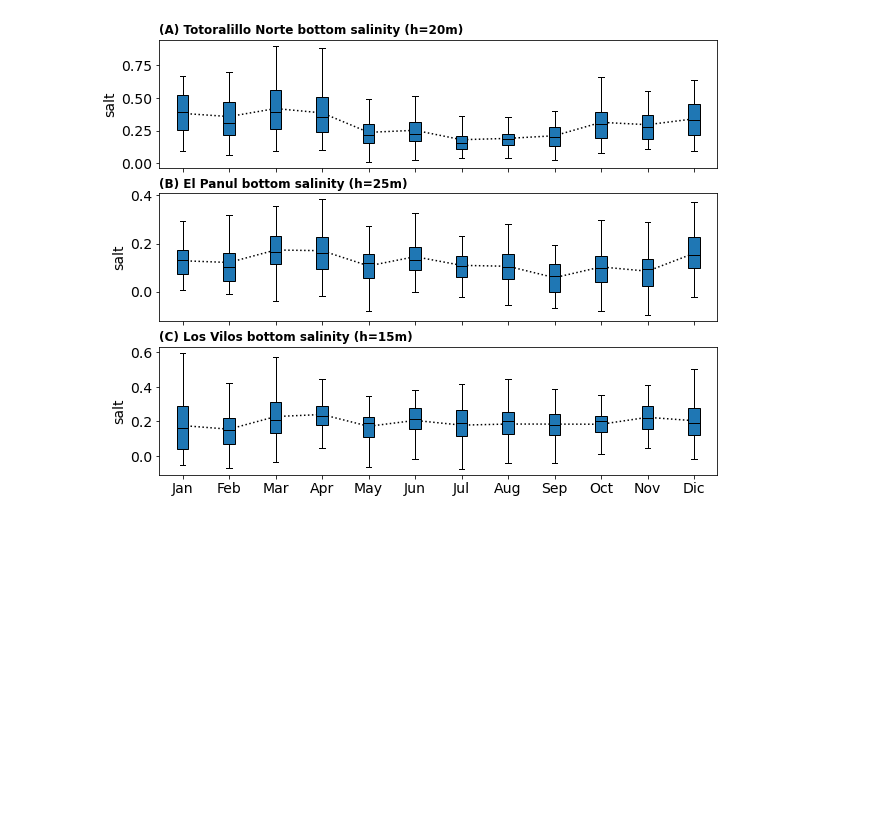
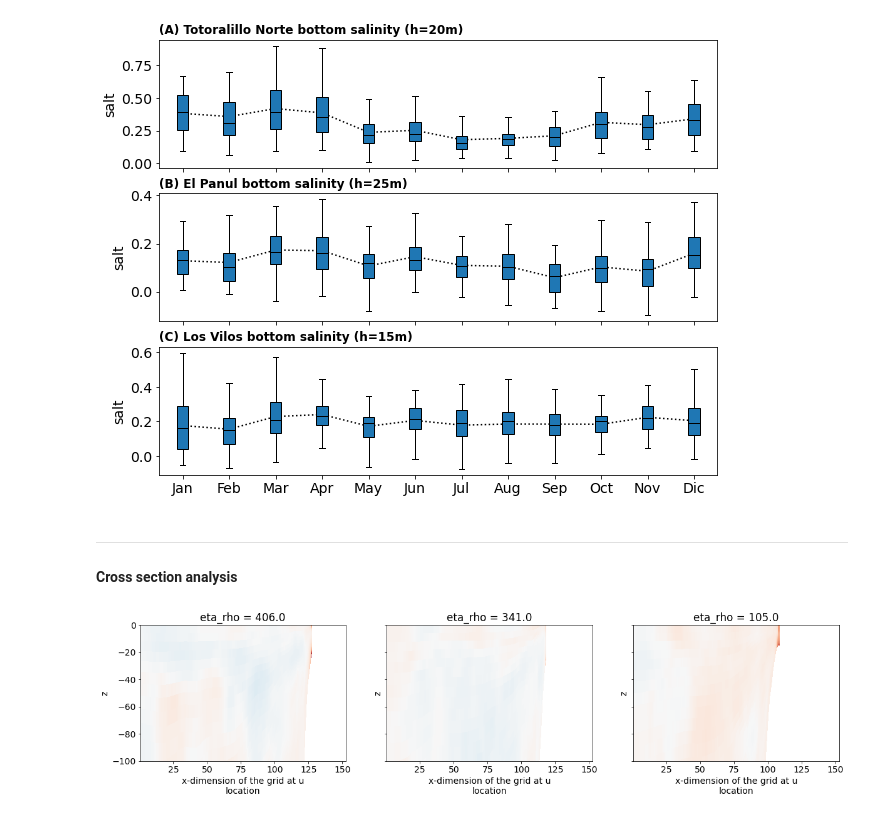
Before and after one commit to lucasglasner/CROCOSIMS, a Jupyter notebook: SIMSEQUIA/analysis_rund1.ipynb, the cells around one changed output. Cells and saved outputs as stored; diff of their text form; code cells hidden in the pictures; blank space fills up the shorter version.

```diff
--- a/SIMSEQUIA/analysis_rund1.ipynb
+++ b/SIMSEQUIA/analysis_rund1.ipynb
@@ -275,3 +260,36 @@ for i,e in enumerate([406,341,104]):
     # ax[i].set_ylim(-0.2,1)
 # %% [output]
 [figure]
+# %% [markdown]
+---
+
+#### Cross section analysis
+# %%
+gridpoints        = [406,341,105]
+saltcontrol_cross = salt_control.sel(eta_rho=gridpoints)
+saltrivers_cross  = salt_rivers.sel(eta_rho=gridpoints)
+# %%
+# Get sea level along cross sections
+zetacontrol_cross = control_avg.zeta.sel(eta_rho=gridpoints).load()
+zetarivers_cross  = rivers_avg.zeta.sel(eta_rho=gridpoints).load()
+
+# Compute depth of sigma layers in the cross sections
+h_cross = gridd1.sel(eta_rho=gridpoints)
+
+zcontrol_cross      = rhopoints_depths(h_cross.expand_dims(dim={'s_rho':control_avg.s_rho}), zetacontrol_cross, control_avg.s_rho, control_avg.Cs_r, control_avg.hc).load()
+zrivers_cross       = rhopoints_depths(h_cross.expand_dims(dim={'s_rho':rivers_avg.s_rho}),  zetarivers_cross, rivers_avg.s_rho, rivers_avg.Cs_r, rivers_avg.hc).load()
+
+zcontrol_cross.name = 'z_rho'
+zrivers_cross.name  = 'z_rho'
+# %%
+fig, ax = plt.subplots(1,3, sharey=True, figsize=(20,4))
+lims = [(100,130),(80,125),(80,115)]
+for i,axis in enumerate(ax):
+    bias = saltrivers_cross.sel(eta_rho=gridpoints[i]).std('time')-saltcontrol_cross.sel(eta_rho=gridpoints[i]).std('time')
+    bias.coords['z'] = zcontrol_cross.sel(eta_rho=gridpoints[i]).mean('time')
+    bias.plot(ax=axis,y='z',add_colorbar=False, vmin=-0.1, vmax=0.1, cmap='RdBu_r')
+
+    # axis.set_xlim(lims[i])
+    axis.set_ylim(-100,0)
+# %% [output]
+[figure, added]
```
Also changed, not shown: parts of 13 cells of this notebook, 2 other files.
